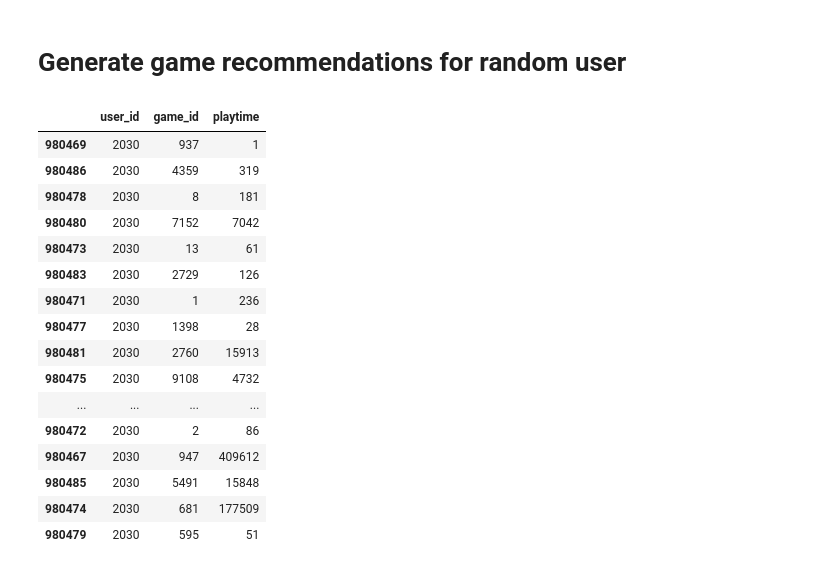
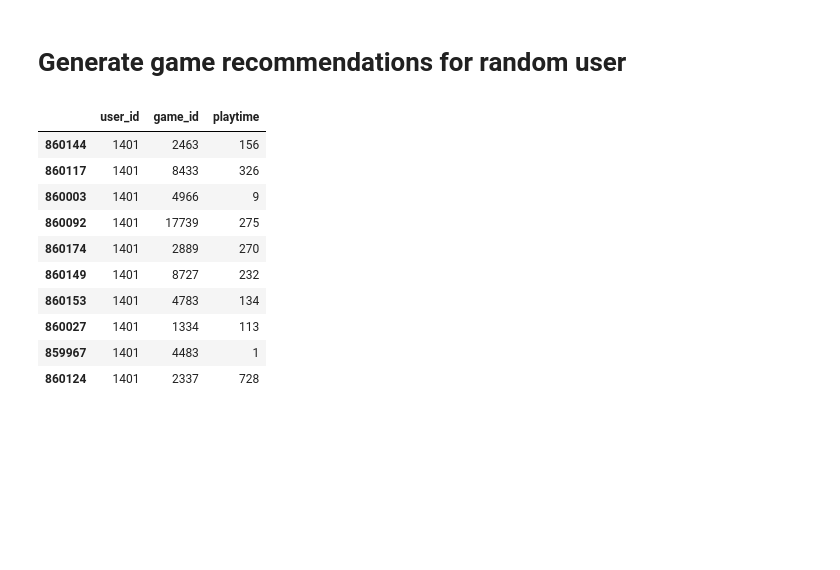
Before and after one commit to Eniterusx/Game-recommendation-system, a Jupyter notebook: content_based.ipynb, the cells around one changed output. Saved outputs shown, nothing was run; the diff lists cells and outputs as text; code cells hidden in the pictures; blank space fills up the shorter version.

```diff
--- a/content_based.ipynb
+++ b/content_based.ipynb
@@ -24,10 +27,16 @@ game_time_sum = game_time_sum.sort_values(by='users', ascending=False)
 # get ids of games with at least 50 users, and filter the time_data
 game_time_sum = game_time_sum[game_time_sum['users'] >= 50]
 
+
 # get the game ids
 game_ids = game_time_sum['game_id']
 
+
 # filter the game_data
 game_data = game_data[game_data['game_id'].isin(game_ids)]
+
+# get rid of games that are called unknown_game in the game_data
+game_data = game_data[game_data['game_name'] != 'unknown game']
+
 len(game_data)
 # %% [output]
@@ -152,26 +161,20 @@ Recommendations per user: 0.2914320499162989
 # %%
 # take a random user
 user_id = np.random.choice(uniq_users)
 user_time_data = time_data[time_data['user_id'] == user_id]
-user_time_data
+user_time_data.head(10)
 # %% [output]
 |  | user_id | game_id | playtime |
-| 980469 | 2030 | 937 | 1 |
-| 980486 | 2030 | 4359 | 319 |
-| 980478 | 2030 | 8 | 181 |
-| 980480 | 2030 | 7152 | 7042 |
-| 980473 | 2030 | 13 | 61 |
-| 980483 | 2030 | 2729 | 126 |
-| 980471 | 2030 | 1 | 236 |
-| 980477 | 2030 | 1398 | 28 |
-| 980481 | 2030 | 2760 | 15913 |
-| 980475 | 2030 | 9108 | 4732 |
-| ... | ... | ... | ... |
-| 980472 | 2030 | 2 | 86 |
-| 980467 | 2030 | 947 | 409612 |
-| 980485 | 2030 | 5491 | 15848 |
-| 980474 | 2030 | 681 | 177509 |
-| 980479 | 2030 | 595 | 51 |
+| 860144 | 1401 | 2463 | 156 |
+| 860117 | 1401 | 8433 | 326 |
+| 860003 | 1401 | 4966 | 9 |
+| 860092 | 1401 | 17739 | 275 |
+| 860174 | 1401 | 2889 | 270 |
+| 860149 | 1401 | 8727 | 232 |
+| 860153 | 1401 | 4783 | 134 |
+| 860027 | 1401 | 1334 | 113 |
+| 859967 | 1401 | 4483 | 1 |
+| 860124 | 1401 | 2337 | 728 |
 # %%
 played_tags = {}
 
```
Also changed, not shown: parts of 5 cells of this notebook, 3 other files.
